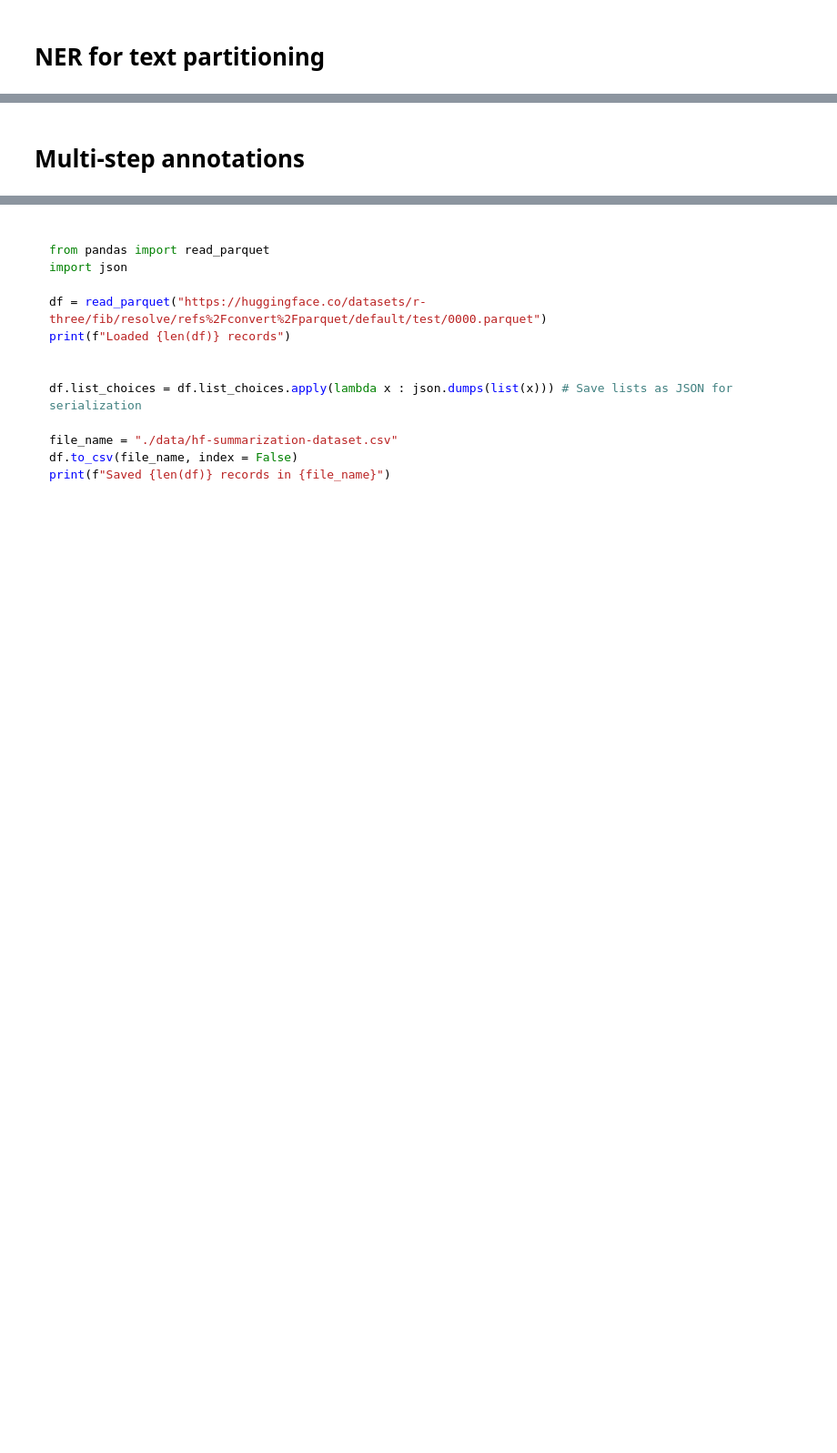
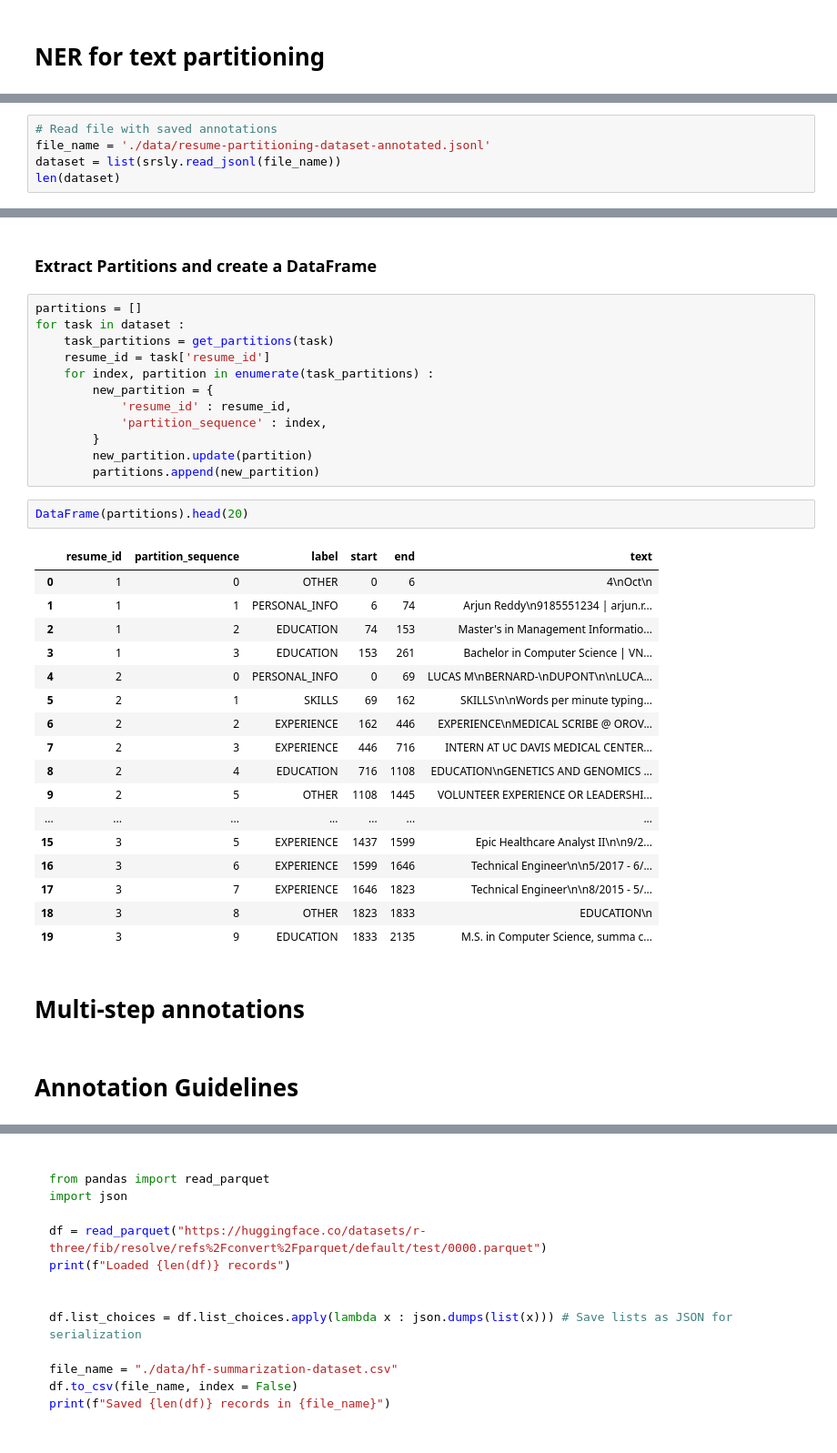
Before and after one commit to nrodnova/prodigy-demo, a Jupyter notebook: Prodigy Demo.ipynb, the cells around one changed output, grey strips where cells are left out. Shown at 91% size. Cells and saved outputs as stored; diff of their text form; blank space fills up the shorter version.

```diff
--- a/Prodigy Demo.ipynb
+++ b/Prodigy Demo.ipynb
@@ -485,0 +497,5 @@ db.count_dataset(dataset_name)
+# %%
+# Read file with saved annotations
+file_name = './data/resume-partitioning-dataset-annotated.jsonl'
+dataset = list(srsly.read_jsonl(file_name))
+len(dataset)
@@ -486,2 +593,38 @@ db.count_dataset(dataset_name)
+# %% [markdown]
+### Extract Partitions and create a DataFrame
+# %%
+partitions = []
+for task in dataset :
+    task_partitions = get_partitions(task)
+    resume_id = task['resume_id']
+    for index, partition in enumerate(task_partitions) :
+        new_partition = {
+            'resume_id' : resume_id,
+            'partition_sequence' : index,
+        }
+        new_partition.update(partition)
+        partitions.append(new_partition)
+# %%
+DataFrame(partitions).head(20)
+# %% [output]
+|  | resume_id | partition_sequence | label | start | end | text |
+| 0 | 1 | 0 | OTHER | 0 | 6 | 4\nOct\n |
+| 1 | 1 | 1 | PERSONAL_INFO | 6 | 74 | Arjun Reddy\n9185551234 | arjun.r... |
+| 2 | 1 | 2 | EDUCATION | 74 | 153 | Master's in Management Informatio... |
+| 3 | 1 | 3 | EDUCATION | 153 | 261 | Bachelor in Computer Science | VN... |
+| 4 | 2 | 0 | PERSONAL_INFO | 0 | 69 | LUCAS M\nBERNARD-\nDUPONT\n\nLUCA... |
+| 5 | 2 | 1 | SKILLS | 69 | 162 | SKILLS\n\nWords per minute typing... |
+| 6 | 2 | 2 | EXPERIENCE | 162 | 446 | EXPERIENCE\nMEDICAL SCRIBE @ OROV... |
+| 7 | 2 | 3 | EXPERIENCE | 446 | 716 | INTERN AT UC DAVIS MEDICAL CENTER... |
+| 8 | 2 | 4 | EDUCATION | 716 | 1108 | EDUCATION\nGENETICS AND GENOMICS ... |
+| 9 | 2 | 5 | OTHER | 1108 | 1445 | VOLUNTEER EXPERIENCE OR LEADERSHI... |
+| ... | ... | ... | ... | ... | ... | ... |
+| 15 | 3 | 5 | EXPERIENCE | 1437 | 1599 | Epic Healthcare Analyst II\n\n9/2... |
+| 16 | 3 | 6 | EXPERIENCE | 1599 | 1646 | Technical Engineer\n\n5/2017 - 6/... |
+| 17 | 3 | 7 | EXPERIENCE | 1646 | 1823 | Technical Engineer\n\n8/2015 - 5/... |
+| 18 | 3 | 8 | OTHER | 1823 | 1833 | EDUCATION\n |
+| 19 | 3 | 9 | EDUCATION | 1833 | 2135 | M.S. in Computer Science, summa c... |
 # %% [markdown]
 # Multi-step annotations
+# %% [markdown]
+# Annotation Guidelines
```
Also changed, not shown: parts of 54 cells of this notebook, 13 other files.
